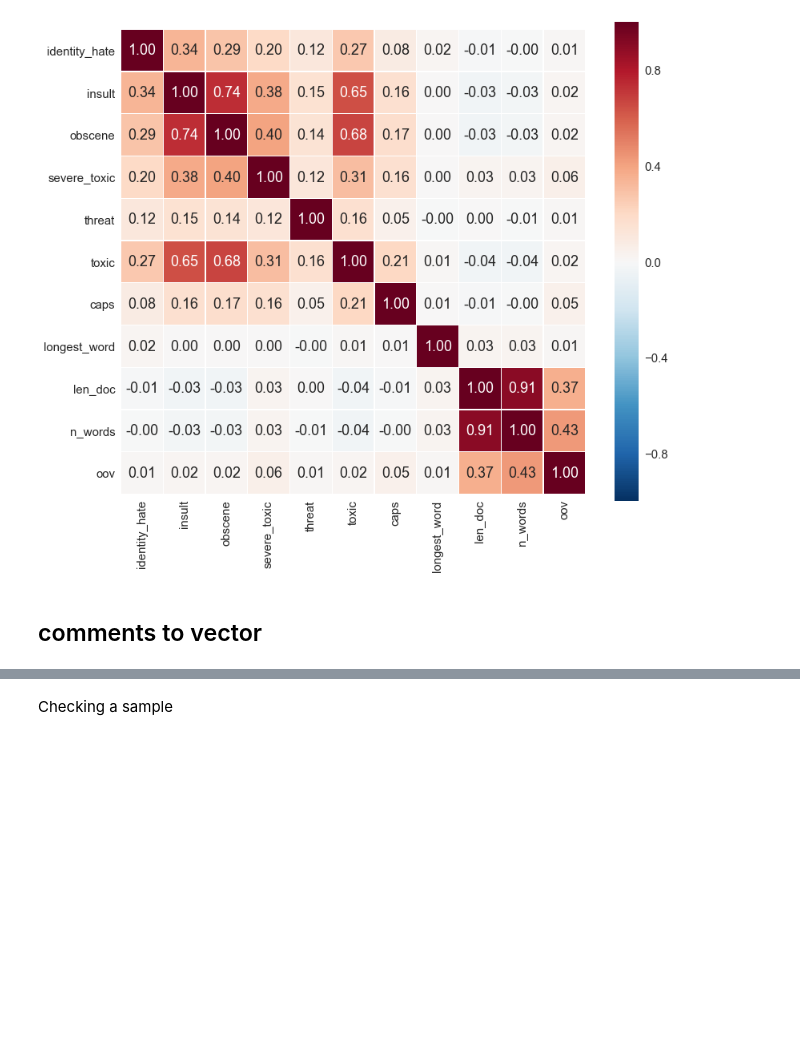
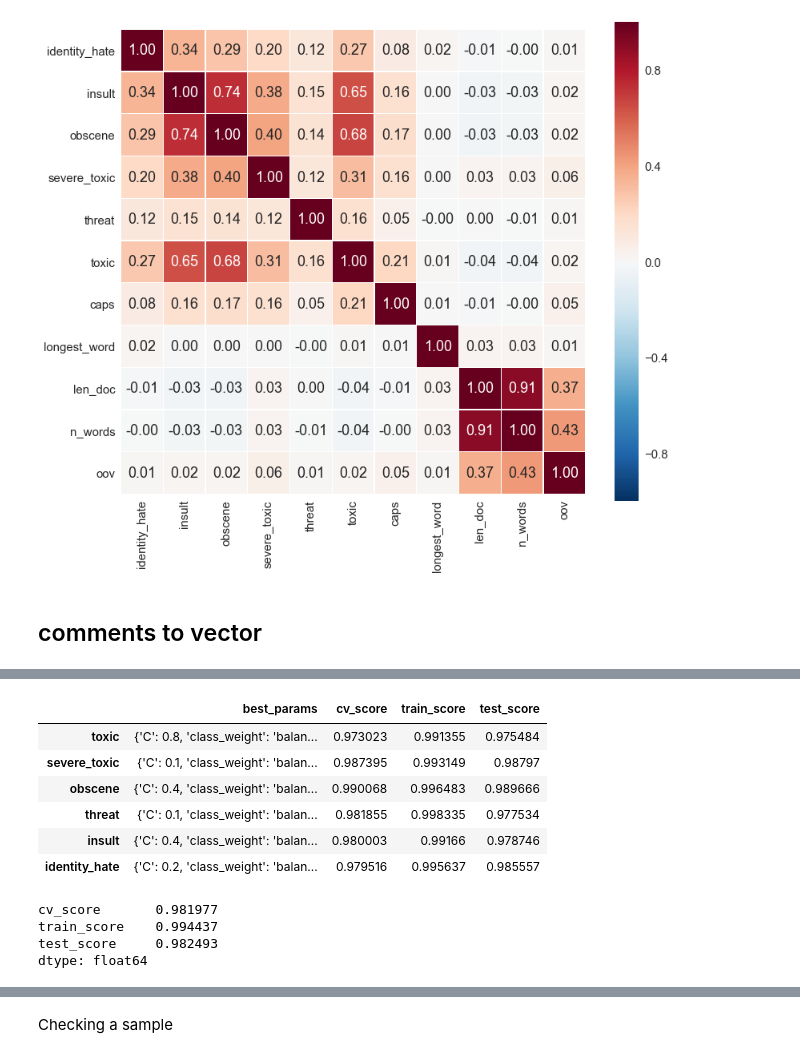
Before and after one commit to liyadi81/toxic-comment-classification, a Jupyter notebook: Toxic_Comment.ipynb, the cells around one changed output, grey strips where cells are left out. Cells and saved outputs as stored; diff of their text form; code cells hidden in the pictures; blank space fills up the shorter version.

```diff
--- a/Toxic_Comment.ipynb
+++ b/Toxic_Comment.ipynb
@@ -540,3 +468,9 @@ x_train, x_test, y_train, y_test, train_idx, test_idx = train_test_split(full_se
                                                         test_size = 0.2,
                                                         random_state=2018,
                                                         stratify = full_set['toxic'][:n_train])
+# %%
+weight = [1, 1]
+x_train_comb = hstack([x_word[train_idx]*weight[0], x_char[train_idx]*weight[1]])
+x_test_comb = hstack([x_word[test_idx]*weight[0], x_char[test_idx]*weight[1]])
+x_sub_comb = hstack([x_word[n_train:]*weight[0], x_char[n_train:]*weight[1]])
+x_train_comb
@@ -542,0 +619,33 @@ x_train, x_test, y_train, y_test, train_idx, test_idx = train_test_split(full_se
+# %%
+%%time
+
+lg_records = pd.DataFrame(index=labels, columns=['best_params', 'cv_score', 'train_score', 'test_score'])
+lg_submission = pd.read_csv('sample_submission.csv')
+for label in labels:
+    print('Start training classifier on {} label'.format(label))
+    x_train, x_test, y_train, y_test, train_idx, test_idx = train_test_split(full_set.cleaned_text[:n_train],
+                                                        full_set[label][:n_train],
+                                                        np.arange(n_train),
+                                                        test_size = 0.2,
+                                                        random_state=2018,
+                                                        stratify = full_set[label][:n_train])
+    weight = [1, 1]
+    x_train_comb = hstack([x_word[train_idx]*weight[0], x_char[train_idx]*weight[1]])
+    x_test_comb = hstack([x_word[test_idx]*weight[0], x_char[test_idx]*weight[1]])
+    x_sub_comb = hstack([x_word[n_train:]*weight[0], x_char[n_train:]*weight[1]])
+    lg = LogisticRegression()
+    parameters = {'C': [0.1, 0.2, 0.4, 0.8],\
+                  'class_weight': ['balanced'],\
+                  'solver': ['lbfgs'],\
+                 }
+    lg_cv = GridSearchCV(lg, parameters, n_jobs=-1, scoring = 'roc_auc', verbose=1, cv=5)
+    lg_cv.fit(x_train_comb, y_train)
+    lg_records.loc[label,'best_params'] = str(lg_cv.best_params_)
+    lg_records.loc[label,'cv_score'] = lg_cv.best_score_
+    lg_records.loc[label, 'train_score'] = metrics.roc_auc_score(y_train, lg_cv.predict_proba(x_train_comb)[:,1])
+    lg_records.loc[label, 'test_score'] = metrics.roc_auc_score(y_test, lg_cv.predict_proba(x_test_comb)[:,1])
+    print('Best params: {}, cv_score: {:.6f}, train_score: {:.6f}, test_score: {:.6f}'.format(*lg_records.loc[label]))
+    lg.set_params(**lg_cv.best_params_)
+    print('Fitting final model and making prediction for submission on {} label'.format(label))
+    lg.fit(hstack([x_word[:n_train]*weight[0], x_char[:n_train]*weight[1]]), full_set[label][:n_train])
+    lg_submission[label] = lg.predict_proba(x_sub_comb)[:,1]
@@ -542,0 +684,17 @@ x_train, x_test, y_train, y_test, train_idx, test_idx = train_test_split(full_se
+# %%
+lg_records
+# %% [output]
+|  | best_params | cv_score | train_score | test_score |
+| toxic | {'C': 0.8, 'class_weight': 'balan... | 0.973023 | 0.991355 | 0.975484 |
+| severe_toxic | {'C': 0.1, 'class_weight': 'balan... | 0.987395 | 0.993149 | 0.98797 |
+| obscene | {'C': 0.4, 'class_weight': 'balan... | 0.990068 | 0.996483 | 0.989666 |
+| threat | {'C': 0.1, 'class_weight': 'balan... | 0.981855 | 0.998335 | 0.977534 |
+| insult | {'C': 0.4, 'class_weight': 'balan... | 0.980003 | 0.99166 | 0.978746 |
+| identity_hate | {'C': 0.2, 'class_weight': 'balan... | 0.979516 | 0.995637 | 0.985557 |
+# %%
+lg_records.iloc[:,1:].mean()
+# %% [output]
+cv_score       0.981977
+train_score    0.994437
+test_score     0.982493
+dtype: float64
```
Also changed, not shown: parts of 47 cells of this notebook.
